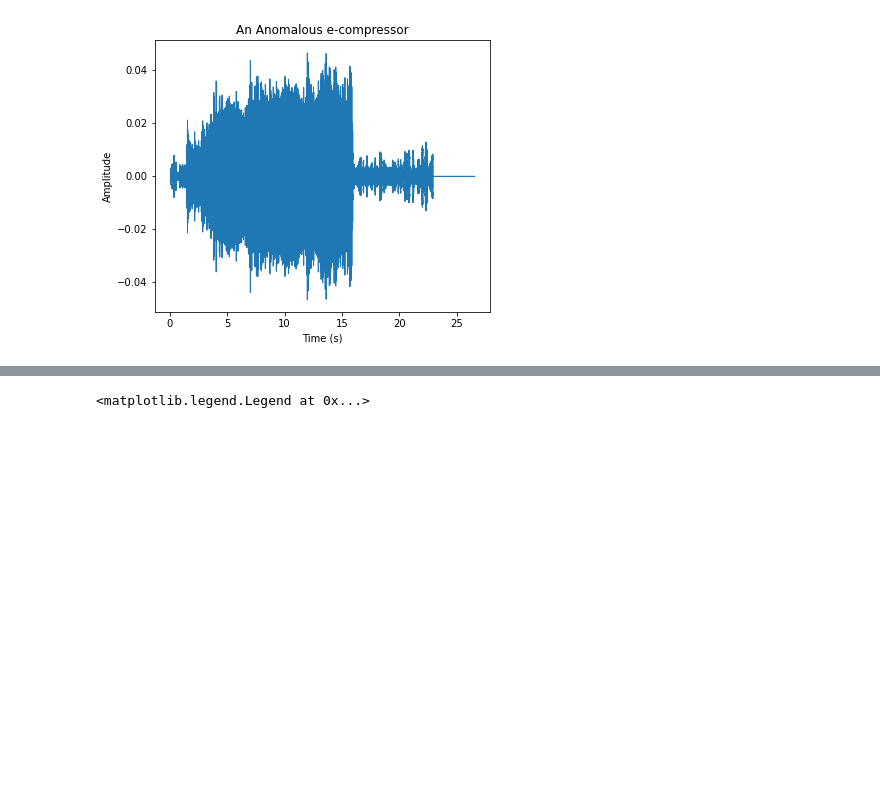
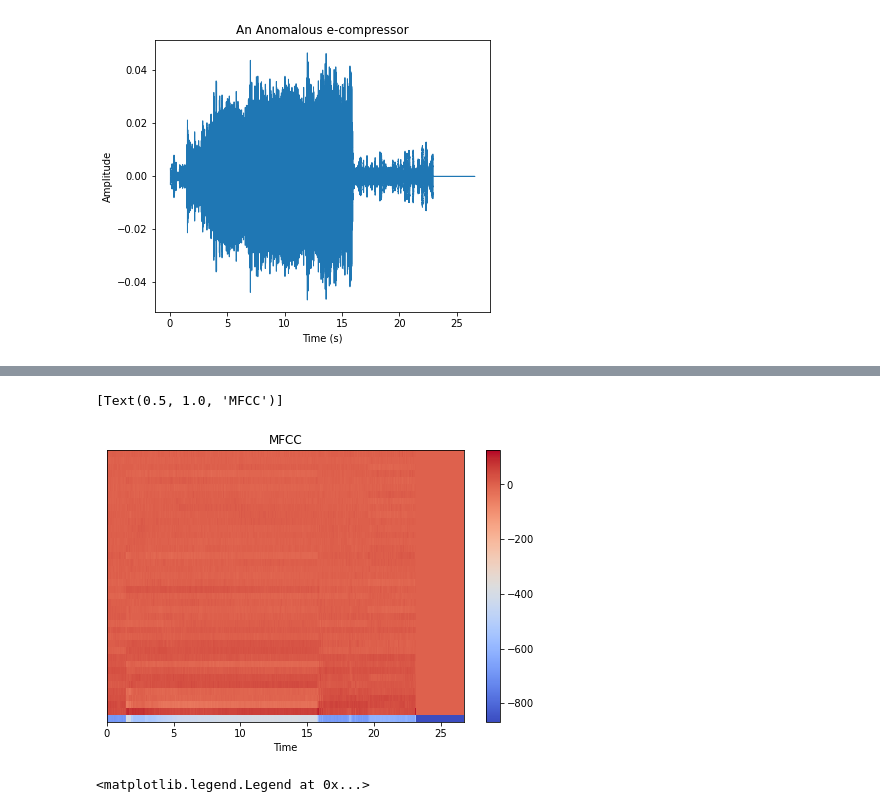
Before and after one commit to astroeye/autoencoder, a Jupyter notebook: 02_autoencoder/autoencoder_dw03_1d.ipynb, the cells around one changed output, grey strips where cells are left out. Saved outputs shown, nothing was run; the diff lists cells and outputs as text; code cells hidden in the pictures; blank space fills up the shorter version.

```diff
--- a/02_autoencoder/autoencoder_dw03_1d.ipynb
+++ b/02_autoencoder/autoencoder_dw03_1d.ipynb
@@ -237,3 +233,25 @@ ax[1].set(title='MFCC')
+# %%
+# Generate mfccs from a time series
+y, sr = librosa.load(test_wav_normal_01)
+librosa.feature.mfcc(y=y, sr=sr)
+
+# Use a pre-computed log-power Mel spectrogram
+S = librosa.feature.melspectrogram(y=y, sr=sr, n_mels=128,
+                                   fmax=8000)
+librosa.feature.mfcc(S=librosa.power_to_db(S))
+
+# Get more components
+mfccs = librosa.feature.mfcc(y=y, sr=sr, n_mfcc=40)
+
+# Visualize the MFCC series
+import matplotlib.pyplot as plt
+fig, ax = plt.subplots(nrows=1, sharex=True, figsize=(8,5))
+img = librosa.display.specshow(mfccs, x_axis='time', ax=ax)
+fig.colorbar(img, ax=[ax])
+ax.set(title='MFCC')
+# %% [output]
+[Text(0.5, 1.0, 'MFCC')]
+[figure, added]
 # %%
 fig, ax = plt.subplots(nrows=1, sharex=True)
 y_harm, y_perc = librosa.effects.hpss(librosa_y)
```
Also changed, not shown: parts of 3 cells of this notebook.
